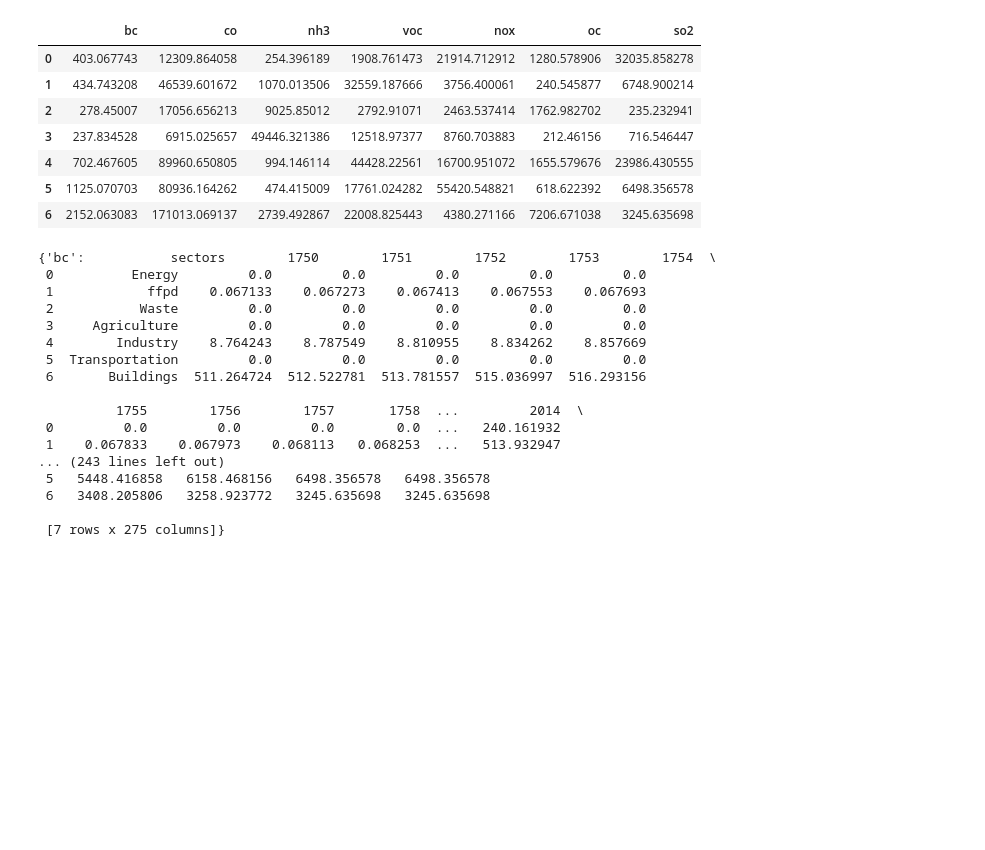
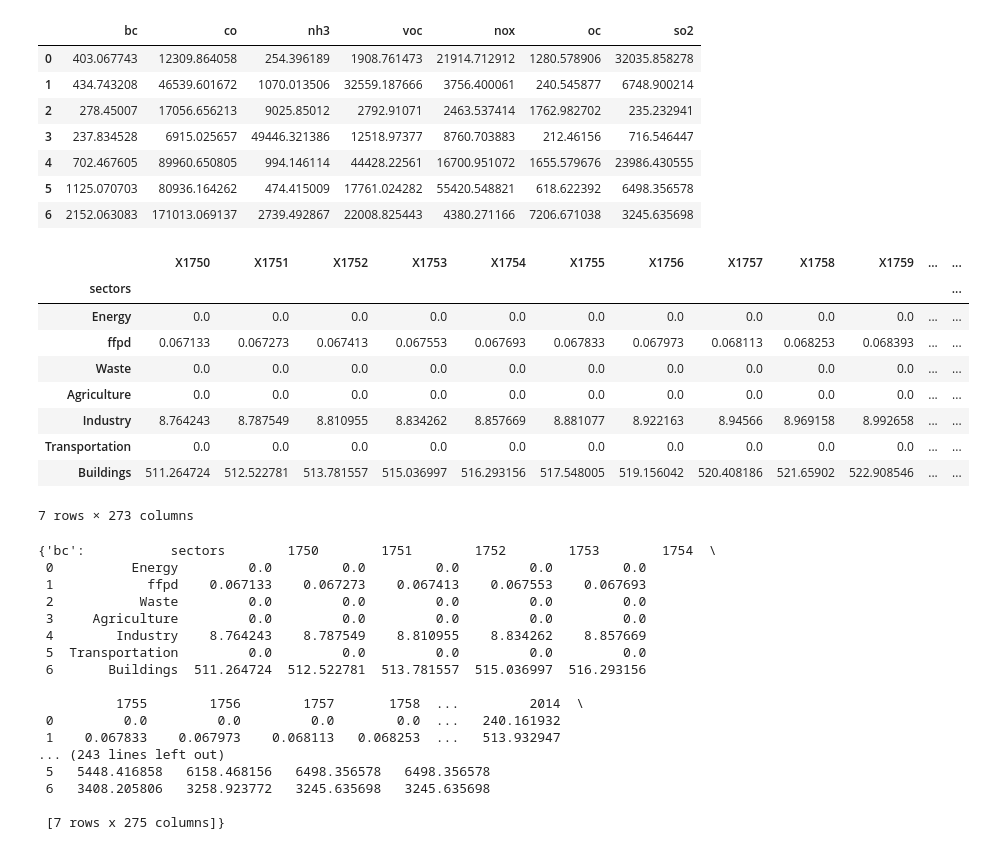
Before and after one commit to bwalkowiak/Anthropogenic-Climate-Forcers, a Jupyter notebook: Anthropogenic Climate Forcers.ipynb, the cells around one changed output. Cells and saved outputs as stored; diff of their text form; code cells hidden in the pictures; blank space fills up the shorter version.

```diff
--- a/Anthropogenic Climate Forcers.ipynb
+++ b/Anthropogenic Climate Forcers.ipynb
@@ -423,5 +412,18 @@ ceds_df_slcf_tot
 | 4 | 702.467605 | 89960.650805 | 994.146114 | 44428.22561 | 16700.951072 | 1655.579676 | 23986.430555 |
 | 5 | 1125.070703 | 80936.164262 | 474.415009 | 17761.024282 | 55420.548821 | 618.622392 | 6498.356578 |
 | 6 | 2152.063083 | 171013.069137 | 2739.492867 | 22008.825443 | 4380.271166 | 7206.671038 | 3245.635698 |
+# %%
+bcc
+# %% [output]
+|  | X1750 | X1751 | X1752 | X1753 | X1754 | X1755 | X1756 | X1757 | X1758 | X1759 | ... | ... |
+| sectors |  |  |  |  |  |  |  |  |  |  |  | ... |
+| Energy | 0.0 | 0.0 | 0.0 | 0.0 | 0.0 | 0.0 | 0.0 | 0.0 | 0.0 | 0.0 | ... | ... |
+| ffpd | 0.067133 | 0.067273 | 0.067413 | 0.067553 | 0.067693 | 0.067833 | 0.067973 | 0.068113 | 0.068253 | 0.068393 | ... | ... |
+| Waste | 0.0 | 0.0 | 0.0 | 0.0 | 0.0 | 0.0 | 0.0 | 0.0 | 0.0 | 0.0 | ... | ... |
+| Agriculture | 0.0 | 0.0 | 0.0 | 0.0 | 0.0 | 0.0 | 0.0 | 0.0 | 0.0 | 0.0 | ... | ... |
+| Industry | 8.764243 | 8.787549 | 8.810955 | 8.834262 | 8.857669 | 8.881077 | 8.922163 | 8.94566 | 8.969158 | 8.992658 | ... | ... |
+| Transportation | 0.0 | 0.0 | 0.0 | 0.0 | 0.0 | 0.0 | 0.0 | 0.0 | 0.0 | 0.0 | ... | ... |
+| Buildings | 511.264724 | 512.522781 | 513.781557 | 515.036997 | 516.293156 | 517.548005 | 519.156042 | 520.408186 | 521.65902 | 522.908546 | ... | ... |
+7 rows × 273 columns
 # %%
 # Generate DataFrame of SLCF for all years
```
Also changed, not shown: parts of 9 cells of this notebook.
